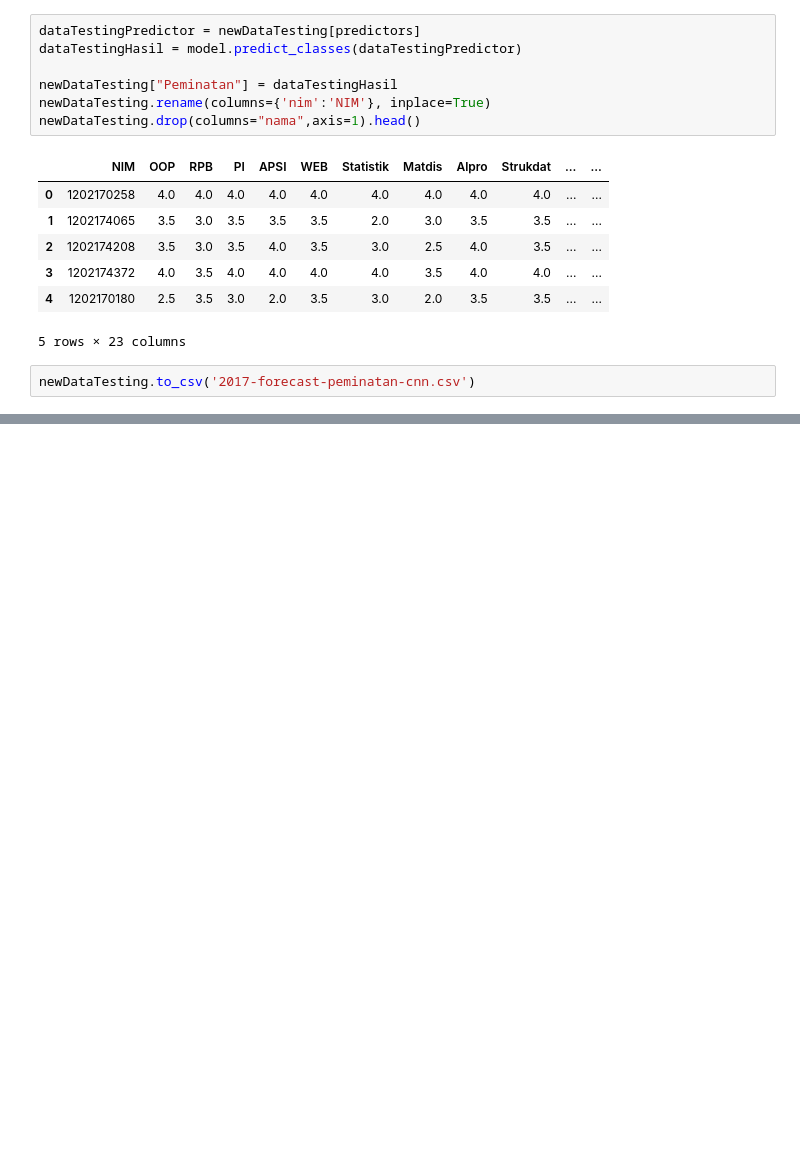
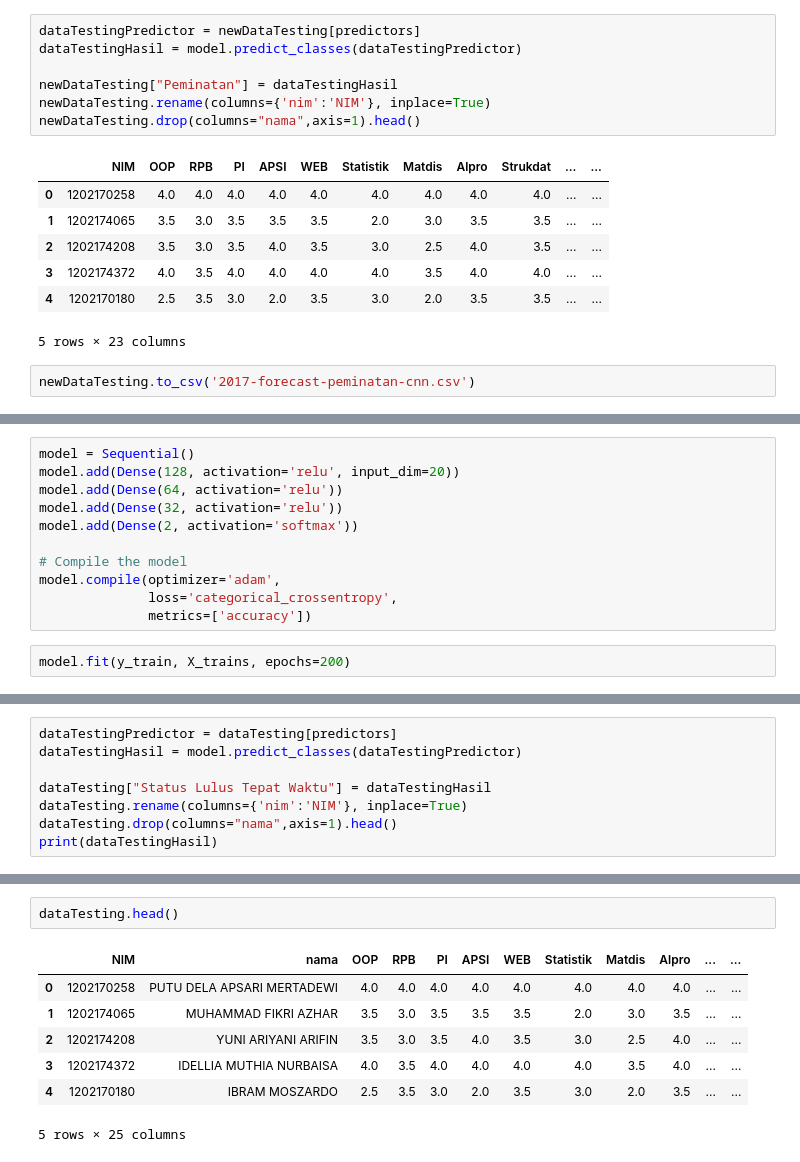
Before and after one commit to zasiem/Pekerti, a Jupyter notebook: seleksi-peminatan-cnn-2016.ipynb, the cells around one changed output, grey strips where cells are left out. Cells and saved outputs as stored; diff of their text form; blank space fills up the shorter version.

```diff
--- a/seleksi-peminatan-cnn-2016.ipynb
+++ b/seleksi-peminatan-cnn-2016.ipynb
@@ -277,0 +347,13 @@ newDataTesting.to_csv('2017-forecast-peminatan-cnn.csv')
+# %%
+model = Sequential()
+model.add(Dense(128, activation='relu', input_dim=20))
+model.add(Dense(64, activation='relu'))
+model.add(Dense(32, activation='relu'))
+model.add(Dense(2, activation='softmax'))
+
+# Compile the model
+model.compile(optimizer='adam',
+              loss='categorical_crossentropy',
+              metrics=['accuracy'])
+# %%
+model.fit(y_train, X_trains, epochs=200)
@@ -277,0 +404,8 @@ newDataTesting.to_csv('2017-forecast-peminatan-cnn.csv')
+# %%
+dataTestingPredictor = dataTesting[predictors]
+dataTestingHasil = model.predict_classes(dataTestingPredictor)
+
+dataTesting["Status Lulus Tepat Waktu"] = dataTestingHasil
+dataTesting.rename(columns={'nim':'NIM'}, inplace=True)
+dataTesting.drop(columns="nama",axis=1).head()
+print(dataTestingHasil)
@@ -277,0 +423,10 @@ newDataTesting.to_csv('2017-forecast-peminatan-cnn.csv')
+# %%
+dataTesting.head()
+# %% [output]
+|  | NIM | nama | OOP | RPB | PI | APSI | WEB | Statistik | Matdis | Alpro | ... | ... |
+| 0 | 1202170258 | PUTU DELA APSARI MERTADEWI | 4.0 | 4.0 | 4.0 | 4.0 | 4.0 | 4.0 | 4.0 | 4.0 | ... | ... |
+| 1 | 1202174065 | MUHAMMAD FIKRI AZHAR | 3.5 | 3.0 | 3.5 | 3.5 | 3.5 | 2.0 | 3.0 | 3.5 | ... | ... |
+| 2 | 1202174208 | YUNI ARIYANI ARIFIN | 3.5 | 3.0 | 3.5 | 4.0 | 3.5 | 3.0 | 2.5 | 4.0 | ... | ... |
+| 3 | 1202174372 | IDELLIA MUTHIA NURBAISA | 4.0 | 3.5 | 4.0 | 4.0 | 4.0 | 4.0 | 3.5 | 4.0 | ... | ... |
+| 4 | 1202170180 | IBRAM MOSZARDO | 2.5 | 3.5 | 3.0 | 2.0 | 3.5 | 3.0 | 2.0 | 3.5 | ... | ... |
+5 rows × 25 columns
```
Also changed, not shown: parts of 11 cells of this notebook, 2 other files.
